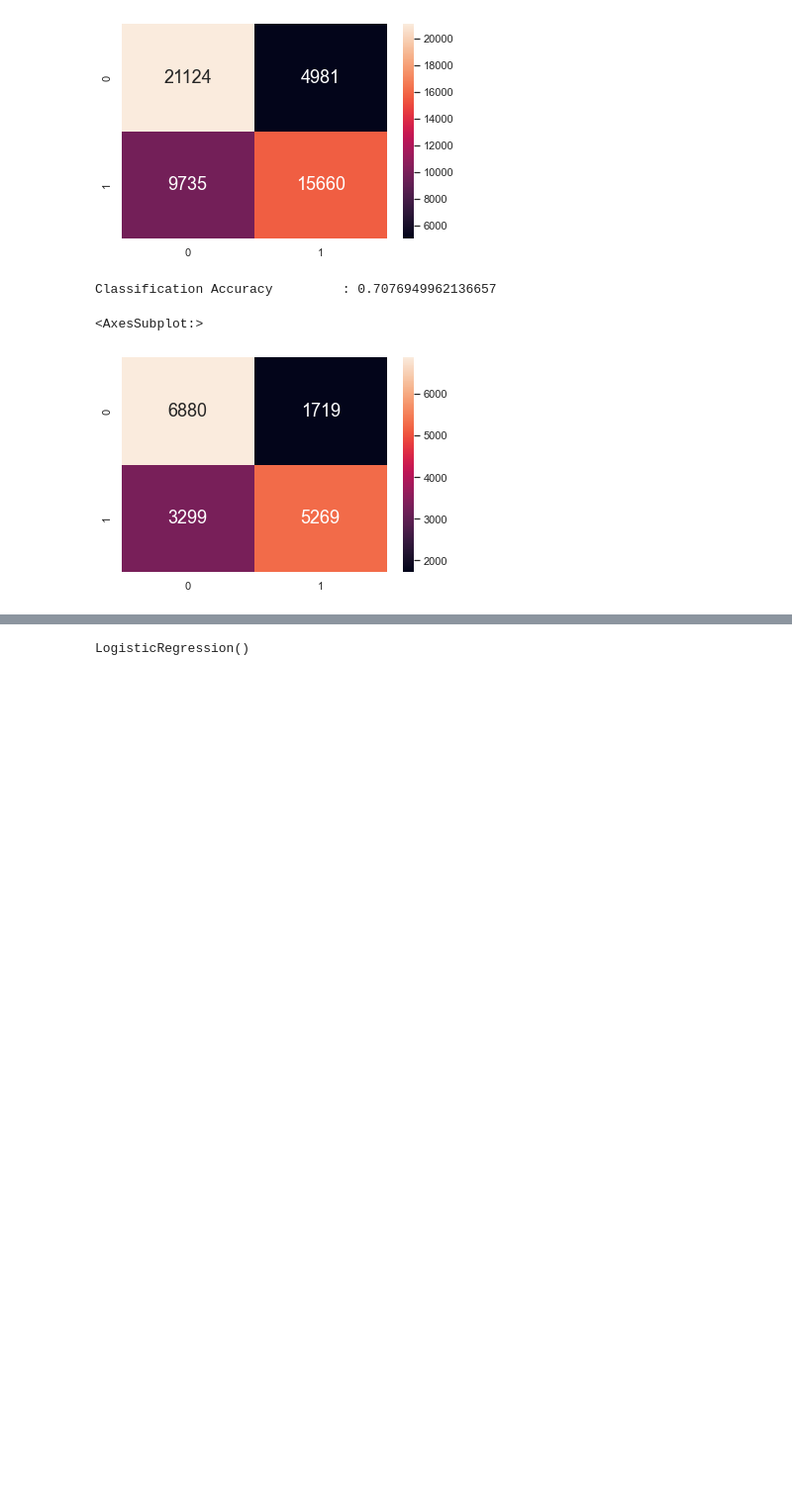
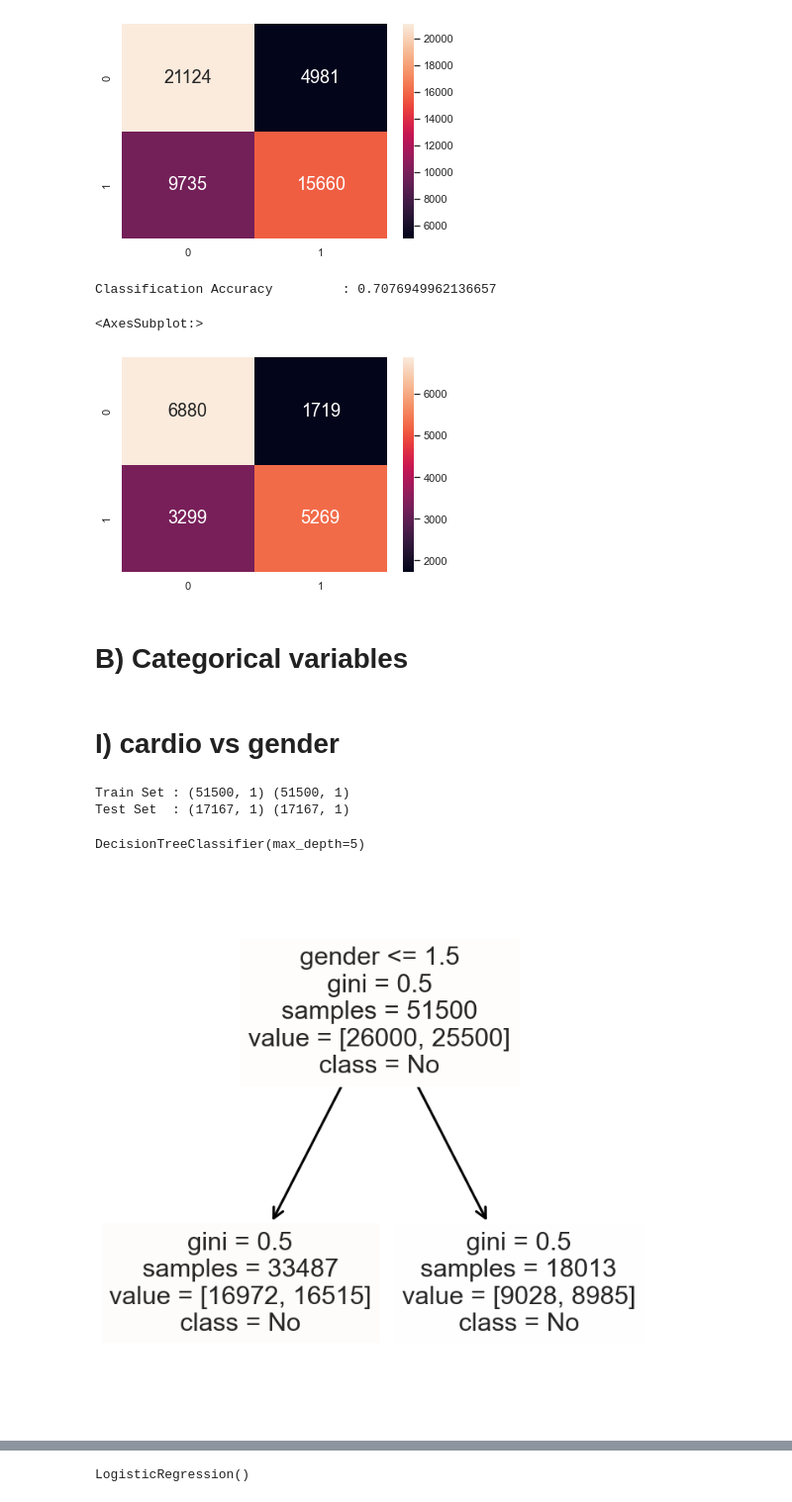
Before and after one commit to sidd0131/IE0005-Mini-Project, a Jupyter notebook: Mini Proj.ipynb, the cells around one changed output, grey strips where cells are left out. Shown at 99% size. Cells and saved outputs as stored; diff of their text form; code cells hidden in the pictures; blank space fills up the shorter version.

```diff
--- a/Mini Proj.ipynb
+++ b/Mini Proj.ipynb
@@ -1006,3 +1006,52 @@ sb.heatmap(confusion_matrix(cardio_test, cardio_test_pred),
 Classification Accuracy         : 0.7076949962136657
 <AxesSubplot:>
 [figure]
+# %% [markdown]
+# B) Categorical variables
+# %% [markdown]
+# I) cardio vs gender
+# %%
+# cardio is response, gender is predictor, both dataframes declared individually before
+
+# Import essential models and functions from sklearn
+from sklearn.model_selection import train_test_split
+
+gender = pd.DataFrame(int64_items["gender"])
+# Splitting our dataset into Train and Test
+gender_train, gender_test, cardio_train, cardio_test = train_test_split(gender, cardio, test_size = 0.25)
+
+
+# Check the sample sizes
+print("Train Set :", cardio_train.shape, gender_train.shape)
+print("Test Set  :", cardio_test.shape, gender_test.shape)
+# %% [output]
+Train Set : (51500, 1) (51500, 1)
+Test Set  : (17167, 1) (17167, 1)
+# %%
+# Import Decision Tree Classifier model from Scikit-Learn
+from sklearn.tree import DecisionTreeClassifier
+
+# Create a Decision Tree Classifier object
+dectree = DecisionTreeClassifier(max_depth = 5)
+
+# Train the Decision Tree Classifier model
+dectree.fit(gender_train, cardio_train)
+# %% [output]
+DecisionTreeClassifier(max_depth=5)
+# %%
+from sklearn.tree import plot_tree
+fig, ax = plt.subplots(figsize=(12, 12))
+out = plot_tree(dectree,
+          feature_names = gender_train.columns,
+          class_names = [str(x) for x in dectree.classes_],
+          filled=True)
+
+for o in out:
+    arrow = o.arrow_patch
+    if arrow is not None:
+        arrow.set_edgecolor('black')
+        arrow.set_linewidth(3)
+
+plt.show()
+# %% [output]
+[figure, added]
```
Also changed, not shown: parts of 61 cells of this notebook.
